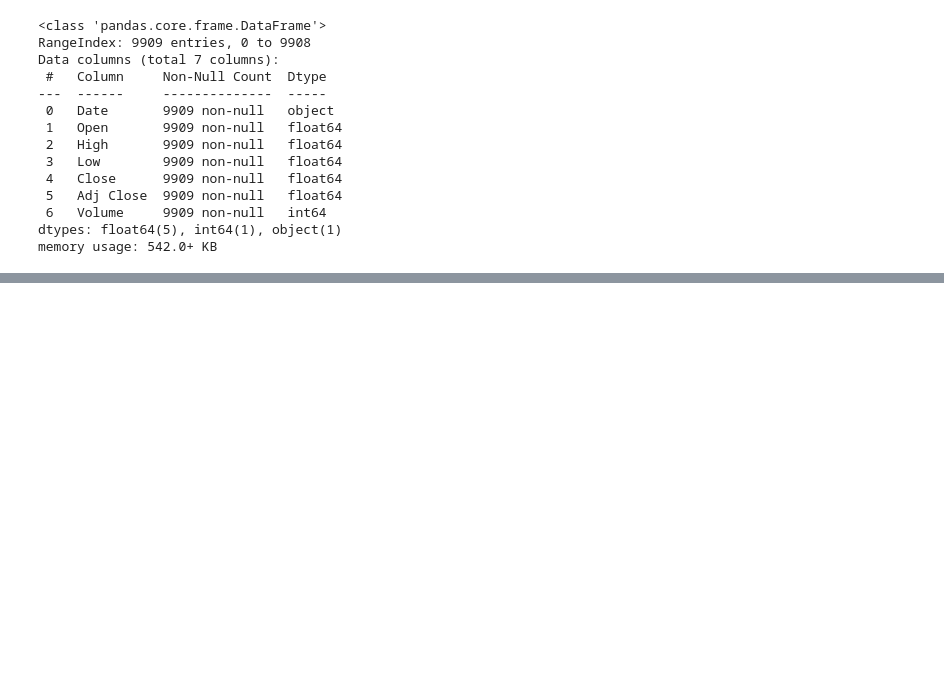
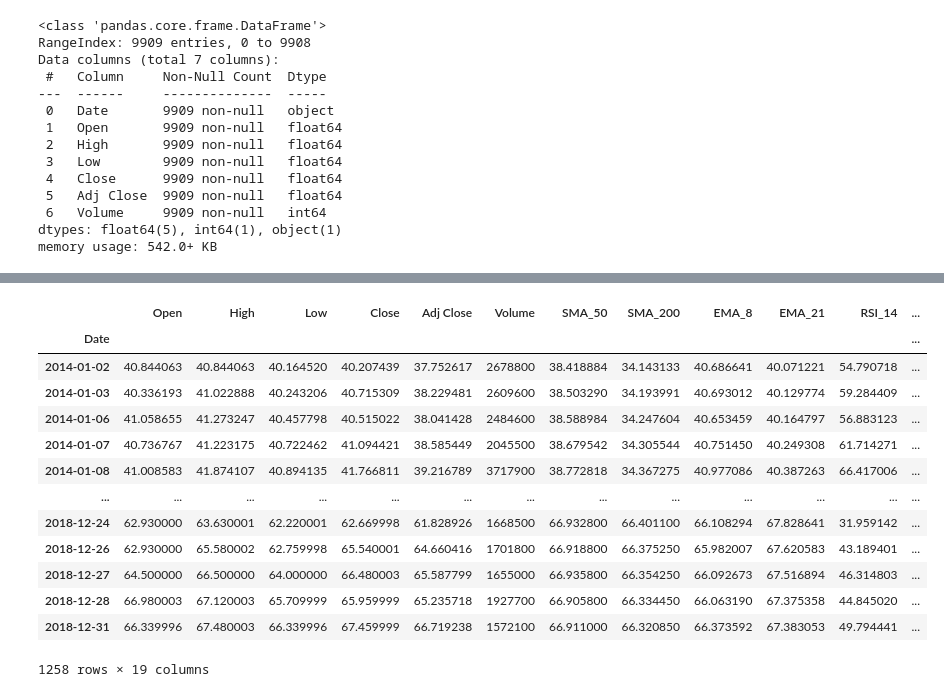
Before and after one commit to acody14/Stock-Prediction-LSTM-RNN, a Jupyter notebook: Data Wrangling.ipynb, the cells around one changed output, grey strips where cells are left out. Cells and saved outputs as stored; diff of their text form; code cells hidden in the pictures; blank space fills up the shorter version.

```diff
--- a/Data Wrangling.ipynb
+++ b/Data Wrangling.ipynb
@@ -166,0 +155,46 @@ apple_2014_2019.describe()
+# %%
+# function to do this for any stock
+
+def formatter(symbol):
+    '''
+    takes stock symbol as stringimports data into a pandas df, converts date column to datetime object, sets date as the index,
+    uses pandas_ta to generate new metrics for each dataframe
+    isolates 2014-2019 range
+    '''
+
+    # reading data
+    df = pd.read_csv('stock_market_data/stocks/' + symbol + '.csv')
+
+    # converting date to datetime object
+    df['Date'] = pd.to_datetime(df['Date'])
+
+    # setting index
+    df.set_index('Date', inplace = True)
+
+    # generating new metrics
+    df.ta.strategy(MyStrategy)
+
+    # slicing for our time window
+    df = df['2014-01-01':'2019-01-01']
+
+    # pulls error if our dataframe is missing any values
+    assert all(df.isna().sum() == 0)
+
+    return df
+# %%
+formatter('A')
+# %% [output]
+|  | Open | High | Low | Close | Adj Close | Volume | SMA_50 | SMA_200 | EMA_8 | EMA_21 | RSI_14 | ... |
+| Date |  |  |  |  |  |  |  |  |  |  |  | ... |
+| 2014-01-02 | 40.844063 | 40.844063 | 40.164520 | 40.207439 | 37.752617 | 2678800 | 38.418884 | 34.143133 | 40.686641 | 40.071221 | 54.790718 | ... |
+| 2014-01-03 | 40.336193 | 41.022888 | 40.243206 | 40.715309 | 38.229481 | 2609600 | 38.503290 | 34.193991 | 40.693012 | 40.129774 | 59.284409 | ... |
+| 2014-01-06 | 41.058655 | 41.273247 | 40.457798 | 40.515022 | 38.041428 | 2484600 | 38.588984 | 34.247604 | 40.653459 | 40.164797 | 56.883123 | ... |
+| 2014-01-07 | 40.736767 | 41.223175 | 40.722462 | 41.094421 | 38.585449 | 2045500 | 38.679542 | 34.305544 | 40.751450 | 40.249308 | 61.714271 | ... |
+| 2014-01-08 | 41.008583 | 41.874107 | 40.894135 | 41.766811 | 39.216789 | 3717900 | 38.772818 | 34.367275 | 40.977086 | 40.387263 | 66.417006 | ... |
+| ... | ... | ... | ... | ... | ... | ... | ... | ... | ... | ... | ... | ... |
+| 2018-12-24 | 62.930000 | 63.630001 | 62.220001 | 62.669998 | 61.828926 | 1668500 | 66.932800 | 66.401100 | 66.108294 | 67.828641 | 31.959142 | ... |
+| 2018-12-26 | 62.930000 | 65.580002 | 62.759998 | 65.540001 | 64.660416 | 1701800 | 66.918800 | 66.375250 | 65.982007 | 67.620583 | 43.189401 | ... |
+| 2018-12-27 | 64.500000 | 66.500000 | 64.000000 | 66.480003 | 65.587799 | 1655000 | 66.935800 | 66.354250 | 66.092673 | 67.516894 | 46.314803 | ... |
+| 2018-12-28 | 66.980003 | 67.120003 | 65.709999 | 65.959999 | 65.235718 | 1927700 | 66.905800 | 66.334450 | 66.063190 | 67.375358 | 44.845020 | ... |
+| 2018-12-31 | 66.339996 | 67.480003 | 66.339996 | 67.459999 | 66.719238 | 1572100 | 66.911000 | 66.320850 | 66.373592 | 67.383053 | 49.794441 | ... |
+1258 rows × 19 columns
```
Also changed, not shown: parts of 6 cells of this notebook.
